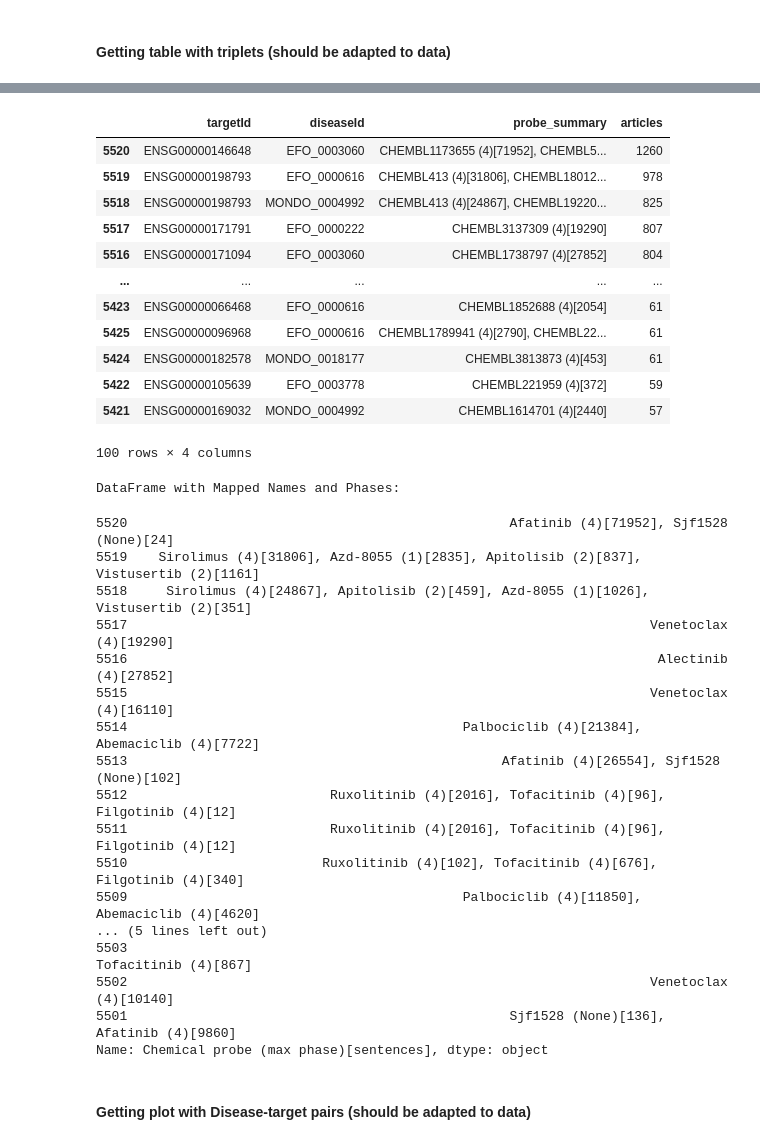
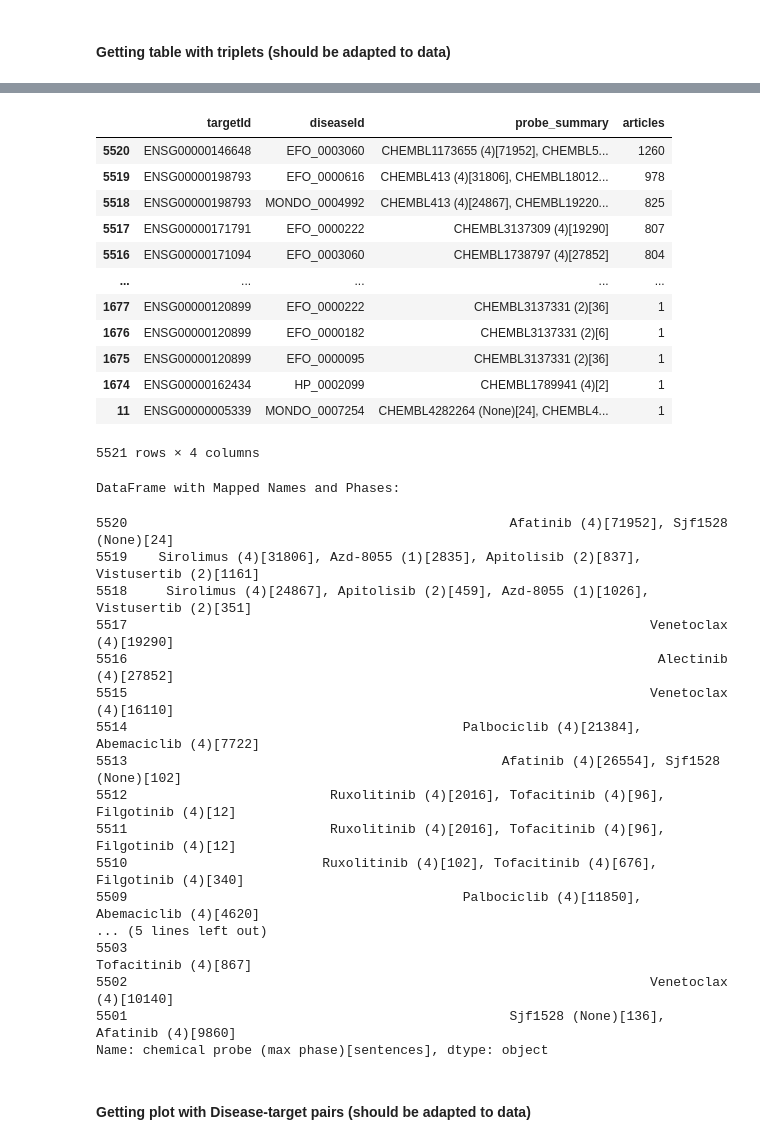
Before and after one commit to chembl/chemical_probes_lit, a Jupyter notebook: 2_probesLit/8_plotting_data.ipynb, the cells around one changed output, grey strips where cells are left out. Saved outputs shown, nothing was run; the diff lists cells and outputs as text; code cells hidden in the pictures.

```diff
--- a/2_probesLit/8_plotting_data.ipynb
+++ b/2_probesLit/8_plotting_data.ipynb
@@ -368,33 +351,33 @@ ner_triplets_ptpairs[ner_triplets_ptpairs.probe.str.startswith('GSK')]
 # %%
 # 1. Create a temporary combined column so the Phase stays attached to the Probe
 ner_triplets_ptpairs['probe_data'] = list(zip(ner_triplets_ptpairs['probeId'], ner_triplets_ptpairs['maxPhase']))
 
 # 2. Perform the aggregation on this new combined column
 grouped_df2 = ner_triplets_ptpairs.groupby(['targetId', 'diseaseId']).agg({
     # We count the unique (Probe, Phase) tuples
     'probe_data': lambda x: ', '.join([f'{pid} ({phase})[{count}]' for (pid, phase), count in Counter(x).items()]),
     'pmid': 'nunique'
 }).sort_values(by=['pmid']).reset_index()
 
 # 3. Rename and Clean up
 grouped_df2 = grouped_df2.rename(columns={'pmid': 'articles', 'probe_data': 'probe_summary'})
 
-sample = grouped_df2.sort_values(by='articles', ascending=False).head(100)
+sample = grouped_df2.sort_values(by='articles', ascending=False)
 display(sample)
 # %% [output]
 |  | targetId | diseaseId | probe_summary | articles |
 | 5520 | ENSG00000146648 | EFO_0003060 | CHEMBL1173655 (4)[71952], CHEMBL5... | 1260 |
 | 5519 | ENSG00000198793 | EFO_0000616 | CHEMBL413 (4)[31806], CHEMBL18012... | 978 |
 | 5518 | ENSG00000198793 | MONDO_0004992 | CHEMBL413 (4)[24867], CHEMBL19220... | 825 |
 | 5517 | ENSG00000171791 | EFO_0000222 | CHEMBL3137309 (4)[19290] | 807 |
 | 5516 | ENSG00000171094 | EFO_0003060 | CHEMBL1738797 (4)[27852] | 804 |
 | ... | ... | ... | ... | ... |
-| 5423 | ENSG00000066468 | EFO_0000616 | CHEMBL1852688 (4)[2054] | 61 |
-| 5425 | ENSG00000096968 | EFO_0000616 | CHEMBL1789941 (4)[2790], CHEMBL22... | 61 |
-| 5424 | ENSG00000182578 | MONDO_0018177 | CHEMBL3813873 (4)[453] | 61 |
-| 5422 | ENSG00000105639 | EFO_0003778 | CHEMBL221959 (4)[372] | 59 |
-| 5421 | ENSG00000169032 | MONDO_0004992 | CHEMBL1614701 (4)[2440] | 57 |
+| 1677 | ENSG00000120899 | EFO_0000222 | CHEMBL3137331 (2)[36] | 1 |
+| 1676 | ENSG00000120899 | EFO_0000182 | CHEMBL3137331 (2)[6] | 1 |
+| 1675 | ENSG00000120899 | EFO_0000095 | CHEMBL3137331 (2)[36] | 1 |
+| 1674 | ENSG00000162434 | HP_0002099 | CHEMBL1789941 (4)[2] | 1 |
+| 11 | ENSG00000005339 | MONDO_0007254 | CHEMBL4282264 (None)[24], CHEMBL4... | 1 |
-100 rows × 4 columns
+5521 rows × 4 columns
 # %%
 # --- Mapping the probe names ---
 run=True
@@ -425,19 +408,20 @@ if run:
 
     # Group back together
     aggregated_names = mapped_probes.groupby(level=0).agg(', '.join)
-    sample['Chemical probe (max phase)[sentences]'] = aggregated_names
+    sample['chemical probe (max phase)[sentences]'] = aggregated_names
 
     # --- 3. Map Target and Disease Names safely ---
     # Using .map() is safer than .merge() here as it preserves the exact row count of 'sample'
-    sample['Target'] = sample['targetId'].map(target_dictionary).fillna(sample['targetId'])
-    sample['Disease'] = sample['diseaseId'].map(disease_dictionary).fillna(sample['diseaseId'])
+    sample['geneName'] = sample['targetId'].map(target_dictionary).fillna(sample['targetId'])
+    sample['diseaseName'] = sample['diseaseId'].map(disease_dictionary).fillna(sample['diseaseId'])
 
     # --- 4. Display and Export ---
     print("DataFrame with Mapped Names and Phases:")
-    cols_to_export = ['Target', 'Disease', 'Chemical probe (max phase)[sentences]', 'articles']
-    display(sample['Chemical probe (max phase)[sentences]'].head(20))
-
+    cols_to_export = ['geneName', 'diseaseName', 'chemical probe (max phase)[sentences]', 'articles']
+    display(sample['chemical probe (max phase)[sentences]'].head(20))
     sample[cols_to_export].to_csv('tables/ner_target_disease_pairs_hr.csv', sep='\t', index=False)
+    cols_to_export = ['targetId', 'geneName', 'diseaseId', 'diseaseName', 'chemical probe (max phase)[sentences]', 'articles']
+    sample[cols_to_export].to_csv('data/ner_target_disease_pairs.tsv', sep='\t', index=False)
 # %% [output]
 DataFrame with Mapped Names and Phases:
 5520                                                 Afatinib (4)[71952], Sjf1528 (None)[24]
@@ -456,7 +440,7 @@ DataFrame with Mapped Names and Phases:
 5503                                                                    Tofacitinib (4)[867]
 5502                                                                   Venetoclax (4)[10140]
 5501                                                 Sjf1528 (None)[136], Afatinib (4)[9860]
-Name: Chemical probe (max phase)[sentences], dtype: object
+Name: chemical probe (max phase)[sentences], dtype: object
 # %% [markdown]
 #### Getting plot with Disease-target pairs (should be adapted to data)
 # %%
```
Also changed, not shown: parts of 44 cells of this notebook, 28 other files.
